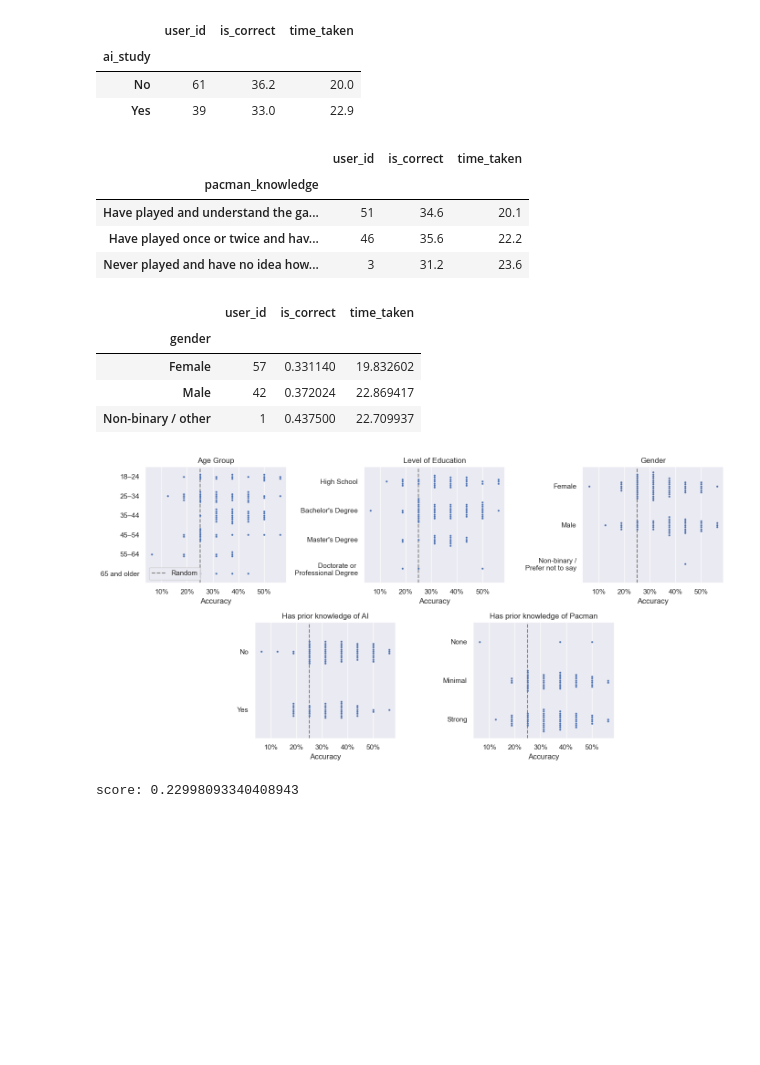
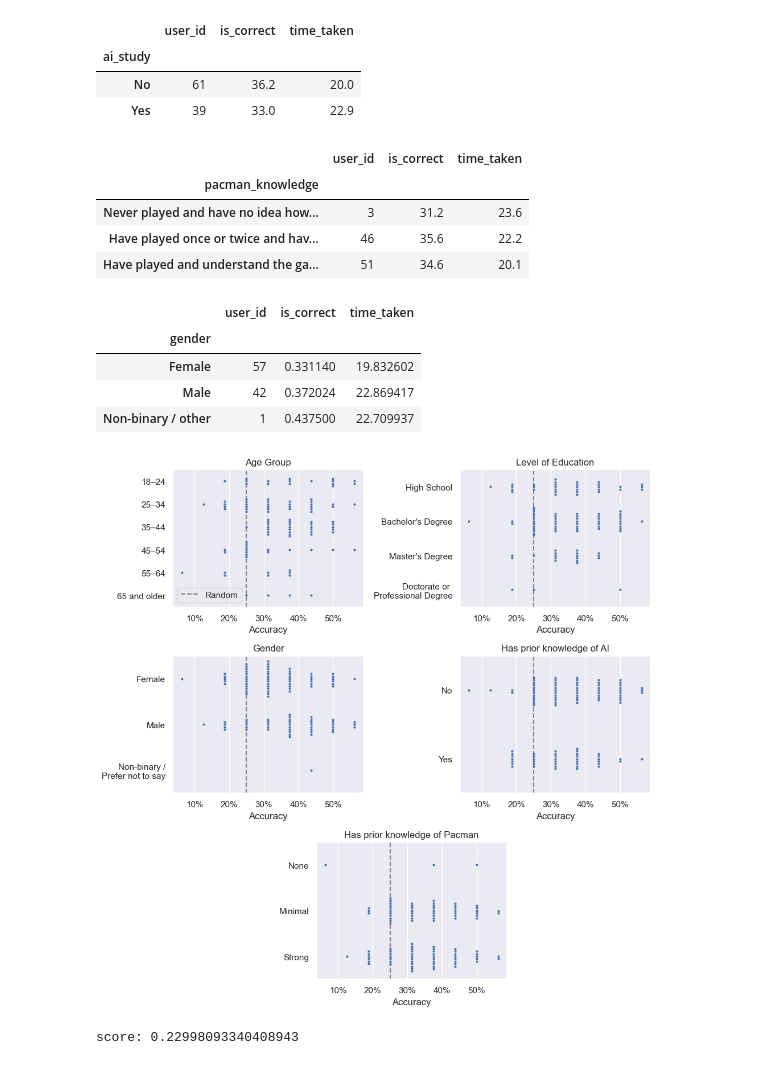
Before and after one commit to pseudo-rnd-thoughts/eval-xrl-goal-identification, a Jupyter notebook: survey/analyse_strategy_id_accuracy.ipynb, the cells around one changed output. Saved outputs shown, nothing was run; the diff lists cells and outputs as text; code cells hidden in the pictures; blank space fills up the shorter version.

```diff
--- a/survey/analyse_strategy_id_accuracy.ipynb
+++ b/survey/analyse_strategy_id_accuracy.ipynb
@@ -7,9 +7,9 @@ import numpy as np
 import scipy.stats as stats
 # %%
 # load survey data
-participant_info_df = pd.read_csv('strategy-identification+prolific_20+November+2024_16.12-participants.csv')
-strategy_id_answers_df = pd.read_csv('strategy-identification+prolific_20+November+2024_16.12-strategy-id-answers.csv')
-mechanism_overall_ratings_df = pd.read_csv('strategy-identification+prolific_20+November+2024_16.12-mechanism-overall-ratings.csv')
+participant_info_df = pd.read_csv('strategy-identification-prolific-participants.csv')
+strategy_id_answers_df = pd.read_csv('strategy-identification-prolific-strategy-id-answers.csv')
+mechanism_overall_ratings_df = pd.read_csv('strategy-identification-prolific-mechanism-overall-ratings.csv')
 # %%
 participant_info_df
 # %% [output]
@@ -66,8 +66,8 @@ colours = sns.color_palette("pastel")
 strategy_id_answers_df["Explanation Mechanism"] = strategy_id_answers_df["explanation_mechanism"].map({"DatasetSimilarity": "DSE", "TemporalDecomposition": "TRD Sum", "SARFA": "SARFA", "OptimalAction": "OAD"})
 strategy_id_answers_df["Explanation Mechanism"] = strategy_id_answers_df["explanation_mechanism"].map({"DatasetSimilarity": "Dataset Similarity Explanation", "TemporalDecomposition": "TRD Summarisation", "SARFA": "SARFA", "OptimalAction": "Optimal Action Description"})
 strategy_id_answers_df["Accuracy"] = strategy_id_answers_df["is_correct"]
-strategy_id_answers_df["Agent Strategy"] = strategy_id_answers_df["true_strategy"].map({"Dots": "Eat Dots", "EnergyPill": "Eat EPaG", "LoseALife": "Lose a Life", "Survival": "Survival"})
-strategy_id_answers_df["Predicted Strategy"] = strategy_id_answers_df["predicted_strategy"].map({"Dots": "Eat Dots", "EnergyPill": "Eat EPaG", "LoseALife": "Lose a Life", "Survival": "Survival"})
+strategy_id_answers_df["Agent Goal"] = strategy_id_answers_df["true_strategy"].map({"Dots": "Eat Dots", "EnergyPill": "Eat EPaG", "LoseALife": "Lose a Life", "Survival": "Survival"})
+strategy_id_answers_df["Predicted Goal"] = strategy_id_answers_df["predicted_strategy"].map({"Dots": "Eat Dots", "EnergyPill": "Eat EPaG", "LoseALife": "Lose a Life", "Survival": "Survival"})
 # %% [markdown]
 # What is the per explanation mechanisms and goal accuracy?
 # %%
@@ -178,7 +178,8 @@ strategy_id_answers_df.groupby(["Explanation Mechanism", "Agent Strategy"])["Acc
 | SARFA | 0.265 | 0.212 | 0.160 | 0.273 |
 | TRD Sum | 0.310 | 0.320 | 0.505 | 0.265 |
 # %%
-ax = sns.barplot(strategy_id_answers_df.groupby(["Explanation Mechanism", "user_id"])["is_correct"].sum().to_frame("Correct Answers").groupby(["Explanation Mechanism", "Correct Answers"]).size().to_frame("Count").reset_index(), x="Explanation Mechanism", y="Count", hue="Correct Answers")
+strategy_id_answers_df["Explanation Mechanism"] = strategy_id_answers_df["explanation_mechanism"].map({"DatasetSimilarity": "DSE", "TemporalDecomposition": "TRD Sum", "SARFA": "SARFA", "OptimalAction": "OAD"})
+ax = sns.barplot(strategy_id_answers_df.groupby(["Explanation Mechanism", "user_id"])["is_correct"].sum().to_frame("Correct Answers").groupby(["Explanation Mechanism", "Correct Answers"]).size().to_frame("Count").reset_index(), x="Explanation Mechanism", y="Count", hue="Correct Answers", palette=sns.color_palette(n_colors=5))
 sns.move_legend(ax, loc="upper center", bbox_to_anchor=(0.5, -0.13), title="Number of Correct Answers per User", ncol=5)
 plt.tight_layout()
 plt.savefig(f'figs/mechanism-user-correct.png')
@@ -186,6 +187,7 @@ plt.savefig(f'figs/mechanism-user-correct.pdf')
 # %% [output]
 [figure]
 # %%
+strategy_id_answers_df["Explanation Mechanism"] = strategy_id_answers_df["explanation_mechanism"].map({"DatasetSimilarity": "Dataset Similarity Explanation", "TemporalDecomposition": "TRD Summarisation", "SARFA": "SARFA", "OptimalAction": "Optimal Action Description"})
 for mechanism, results in strategy_id_answers_df.groupby(["Explanation Mechanism", "user_id"])["is_correct"].sum().to_frame("Correct Answers").groupby("Explanation Mechanism"):
     user_correct_answers = np.sort(results["Correct Answers"].values)
     # print(f'{mechanism=}, {user_correct_answers=}')
@@ -354,9 +366,9 @@ df
 # %% [output]
 |  | user_id | is_correct | time_taken |
 | pacman_knowledge |  |  |  |
+| Never played and have no idea how... | 3 | 31.2 | 23.6 |
+| Have played once or twice and hav... | 46 | 35.6 | 22.2 |
 | Have played and understand the ga... | 51 | 34.6 | 20.1 |
-| Have played once or twice and hav... | 46 | 35.6 | 22.2 |
-| Never played and have no idea how... | 3 | 31.2 | 23.6 |
 # %%
 pd.merge(strategy_id_answers_df, participant_info_df[["user_id", "gender"]], on="user_id").groupby("gender").agg({"user_id": "nunique", "is_correct": "mean", "time_taken": "mean"}).sort_values(by="gender", key=lambda x: x.map(dict(zip(characteristic_order[4], range(1, len(characteristic_order[4])+1)))))
 # %% [output]
@@ -380,35 +392,35 @@ def centered_subplots(rows, figsize):
 
             centred_axs.append(plt.subplot2grid(grid_shape, (j, 2 * i + offset), fig=centred_fig, colspan=2))
 
     return centred_axs
 
 participant_info_df["Age Group"] = participant_info_df["age_group"]
 participant_info_df["Level of Education"] = participant_info_df["education"].map({'High School': 'High School', "Bachelor's Degree": "Bachelor's Degree", "Master's Degree": "Master's Degree", 'Doctorate or Professional Degree (e.g., PhD, MD, JD)': "Doctorate or \nProfessional Degree"})
 participant_info_df["Gender"] = participant_info_df["gender"].map({"Female": "Female", "Male": "Male", "Non-binary / other": "Non-binary /\nPrefer not to say"})
 participant_info_df["Has prior knowledge of AI"] = participant_info_df["ai_study"]
 participant_info_df["Has prior knowledge of Pacman"] = participant_info_df["pacman_knowledge"].map({'Never played and have no idea how the game works': 'None', 'Have played once or twice and have minimal knowledge of the game': 'Minimal', 'Have played and understand the game well': 'Strong'})
 
 characteristic_order = [
     ['18–24', '25–34', '35–44', '45–54', '55–64', '65 and older'],
     ['High School', "Bachelor's Degree", "Master's Degree", 'Doctorate or \nProfessional Degree'],
     ["Female", "Male", "Non-binary /\nPrefer not to say"],
     ["No", "Yes"],
     ['None', 'Minimal', 'Strong'],
 ]
 
-axs = centered_subplots([3, 2], figsize=(14, 7))
+axs = centered_subplots([2, 2, 1], figsize=(10, 10))
 for ax, characteristic, order in zip(axs, ["Age Group", "Level of Education", "Gender", "Has prior knowledge of AI", "Has prior knowledge of Pacman"], characteristic_order):
     ax = sns.swarmplot(data=pd.merge(strategy_id_answers_df, participant_info_df[["user_id", characteristic]], on="user_id").groupby(["user_id", characteristic])["is_correct"].mean().to_frame("Accuracy").sort_values(characteristic, key=lambda x: x.map(dict(zip(order, range(1, len(order)+1))))), y=characteristic, x="Accuracy", ax=ax, size=3)
     ax.set_xticks(np.linspace(0.1, 0.5, 5), ["10%", "20%", "30%", "40%", "50%"])
     ax.set_title(characteristic)
     ax.set_ylabel("")
     ax.axvline(0.25, linestyle="--", color="gray", label="Random")
 axs[0].legend(loc="lower left")
 plt.tight_layout()
 plt.savefig('figs/participant-characteristic.png')
 plt.savefig('figs/participant-characteristic.pdf')
 # %% [output]
-[figure, old version]
+[figure, new version]
 # %%
 from sklearn.linear_model import LinearRegression
 from sklearn.preprocessing import OneHotEncoder
```
Also changed, not shown: parts of 13 cells of this notebook, 14 other files.
